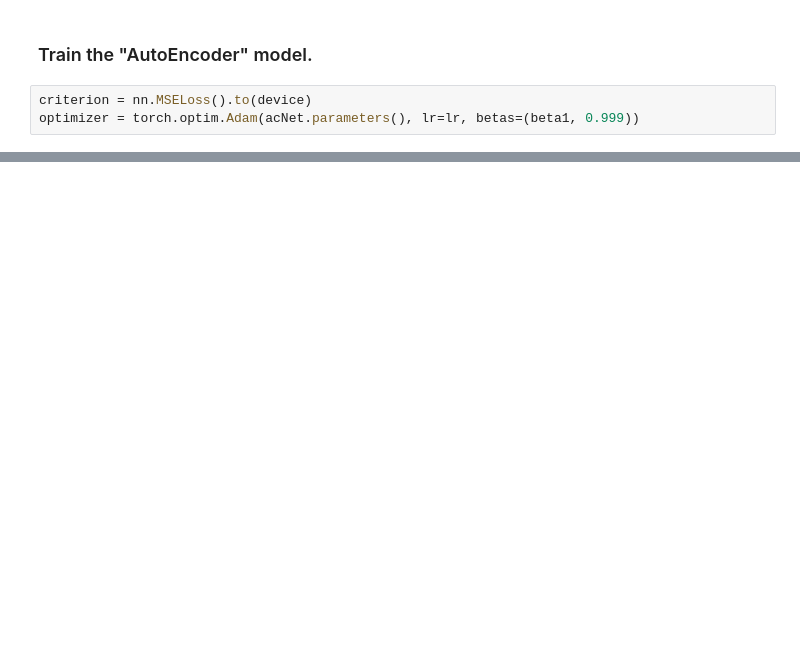
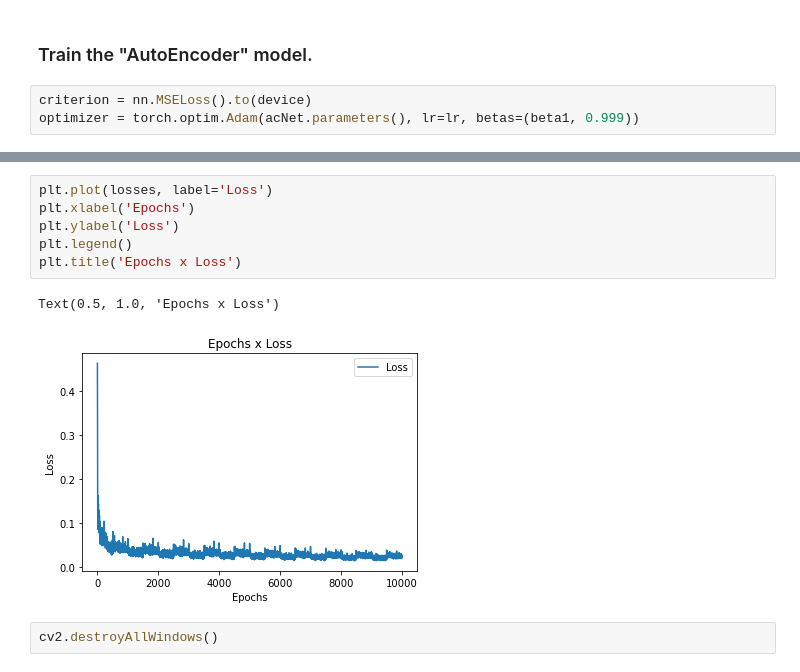
Before and after one commit to sachithdickwella/pytorch-tute, a Jupyter notebook: src/encoders/autoencoders_fashionmnist.ipynb, the cells around one changed output, grey strips where cells are left out. Drawn from its saved outputs; the diff is of its cells as text; blank space fills up the shorter version.

```diff
--- a/src/encoders/autoencoders_fashionmnist.ipynb
+++ b/src/encoders/autoencoders_fashionmnist.ipynb
@@ -354,0 +555,11 @@ Text(0.5, 1.0, 'Loss x Epochs')
+# %%
+plt.plot(losses, label='Loss')
+plt.xlabel('Epochs')
+plt.ylabel('Loss')
+plt.legend()
+plt.title('Epochs x Loss')
+# %% [output]
+Text(0.5, 1.0, 'Epochs x Loss')
+[figure, added]
+# %%
+cv2.destroyAllWindows()
```
Also changed, not shown: parts of 15 cells of this notebook.
